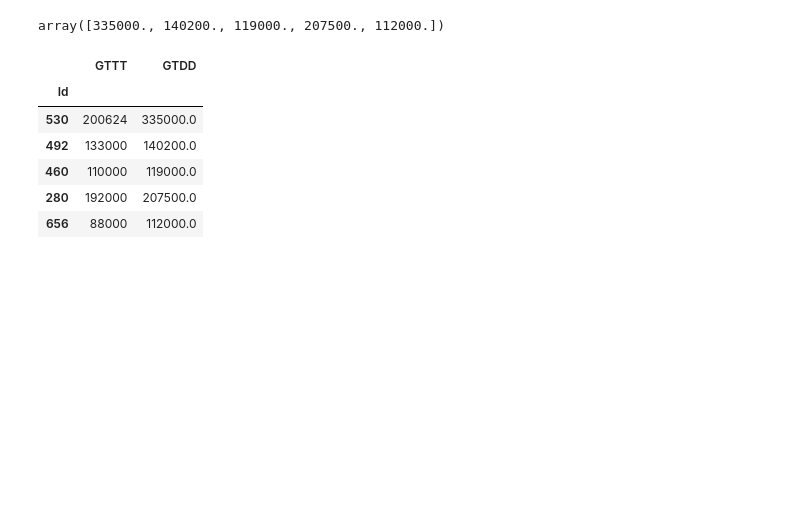
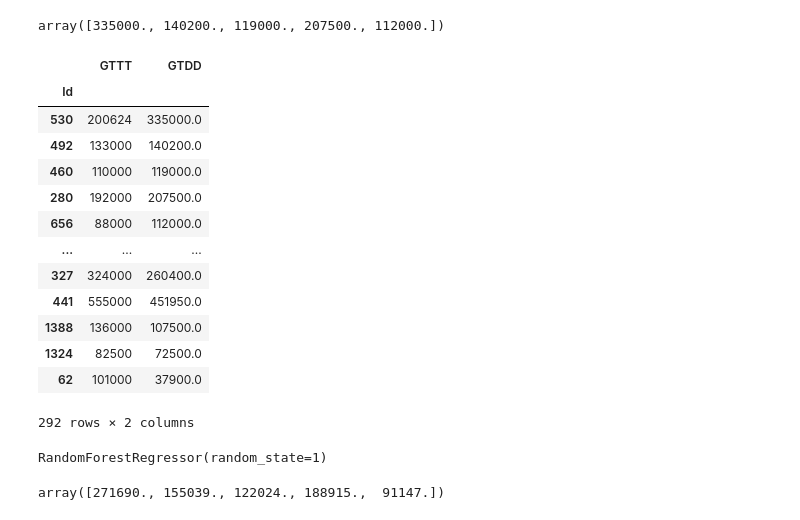
Before and after one commit to ngwgsang/house_price_prediction, a Jupyter notebook: house_price_prediction.ipynb, the cells around one changed output. Saved outputs shown, nothing was run; the diff lists cells and outputs as text; code cells hidden in the pictures; blank space fills up the shorter version.

```diff
--- a/house_price_prediction.ipynb
+++ b/house_price_prediction.ipynb
@@ -99,19 +100,39 @@ dt_model.fit(x_train, y_train)
 # %% [output]
 DecisionTreeRegressor(random_state=1)
 # %%
-y_predict = dt_model.predict(x_valid.head()) # Lấy 5 thằng đầu
-y_predict
+y_predict = dt_model.predict(x_valid) # Lấy 5 thằng đầu
+y_predict[:5]
 # %% [output]
 array([335000., 140200., 119000., 207500., 112000.])
 # %%
 # Trực quan giá trị
 
-pd.DataFrame({'GTTT':  y_valid.head() , 'GTDD': y_predict})
+pd.DataFrame({'GTTT':  y_valid , 'GTDD': y_predict})
 # %% [output]
 |  | GTTT | GTDD |
 | Id |  |  |
 | 530 | 200624 | 335000.0 |
 | 492 | 133000 | 140200.0 |
 | 460 | 110000 | 119000.0 |
 | 280 | 192000 | 207500.0 |
 | 656 | 88000 | 112000.0 |
+| ... | ... | ... |
+| 327 | 324000 | 260400.0 |
+| 441 | 555000 | 451950.0 |
+| 1388 | 136000 | 107500.0 |
+| 1324 | 82500 | 72500.0 |
+| 62 | 101000 | 37900.0 |
+292 rows × 2 columns
+# %%
+from sklearn.ensemble import RandomForestRegressor, GradientBoostingRegressor
+# Mô hình random forest
+
+rf_model = RandomForestRegressor(random_state = 1)
+rf_model.fit(x_train, y_train)
+# %% [output]
+RandomForestRegressor(random_state=1)
+# %%
+y_predict1 = rf_model.predict(x_valid)
+y_predict1[:5]   # lấy 4 giá trị đầu
+# %% [output]
+array([271690., 155039., 122024., 188915.,  91147.])
```
Also changed, not shown: parts of 7 cells of this notebook.
